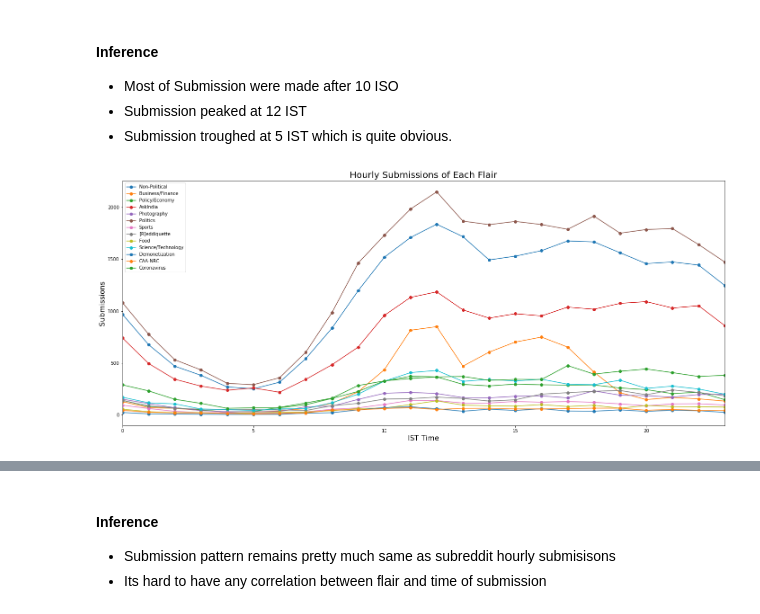
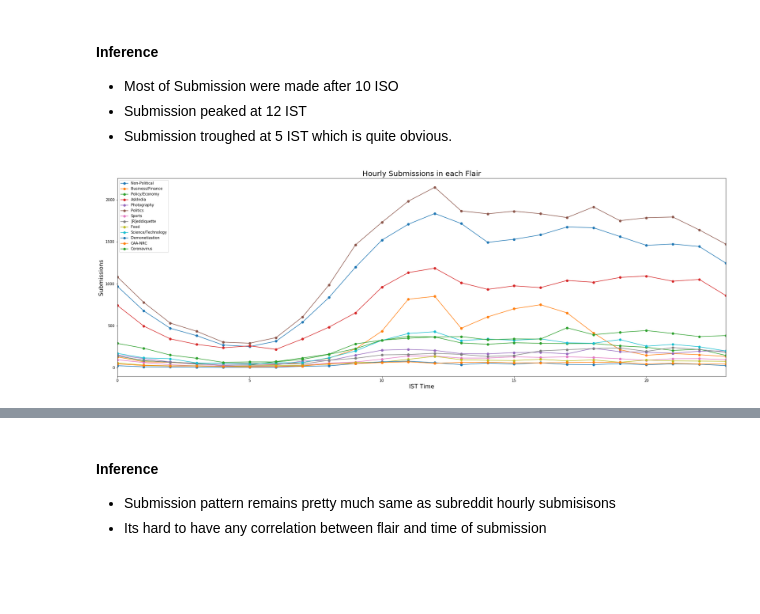
Before and after one commit to macabdul9/reddit-flait-detector, a Jupyter notebook: notebooks/reddit_flair_data_acquisation_June_2019.ipynb, the cells around one changed output, grey strips where cells are left out. Drawn from its saved outputs; the diff is of its cells as text; code cells hidden in the pictures; blank space fills up the shorter version.

```diff
--- a/notebooks/reddit_flair_data_acquisation_June_2019.ipynb
+++ b/notebooks/reddit_flair_data_acquisation_June_2019.ipynb
@@ -439,19 +439,19 @@ plt.show()
 - Submission troughed at 5 IST which is quite obvious.
 # %%
 %%time
-
 """
     This is very elegant code to plot the hourly submission for each flair
     The idea is to filter the submission according to flair and group it by hour and then plot the line
     Repeat the process for each flair
 """
-plt.figure(figsize=(24, 10))
+plt.figure(figsize=(30, 10))
 for flair in new_df.link_flair_text.unique():
     new_df.link_flair_text[new_df.link_flair_text==flair].groupby(new_df.hour).count().plot.line(label=flair, marker="o")
-plt.title("Hourly Submissions of Each Flair", fontdict={"fontsize":20})
+
+plt.title("Hourly Submissions in each Flair", fontdict={"fontsize":20})
 plt.ylabel("Submissions", fontdict={"fontsize":16})
 plt.xlabel("IST Time", fontdict={"fontsize":16})
 plt.legend()
 plt.show()
 # %% [output]
-[figure, old version]
+[figure, new version]
```
Also changed, not shown: parts of 1 cell of this notebook.
